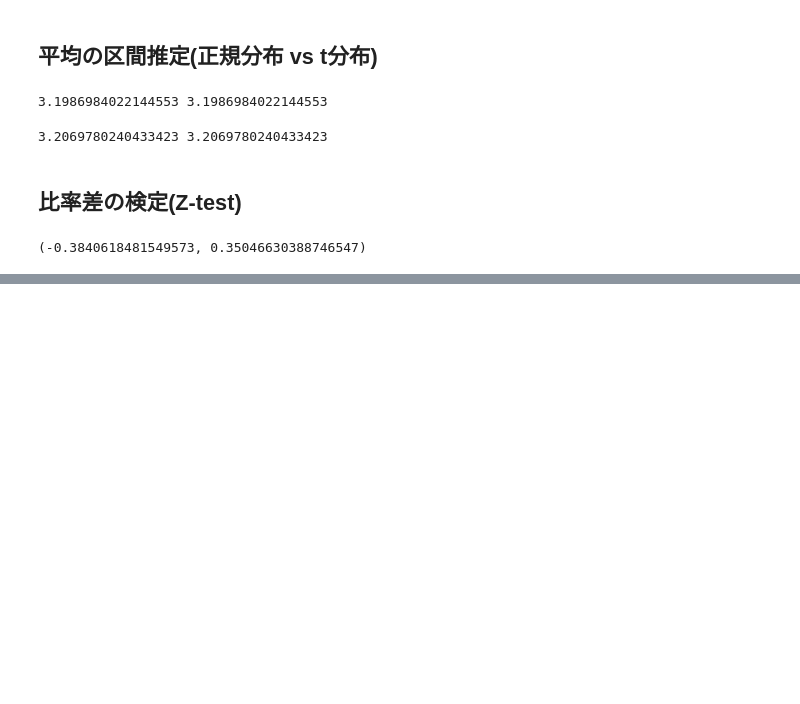
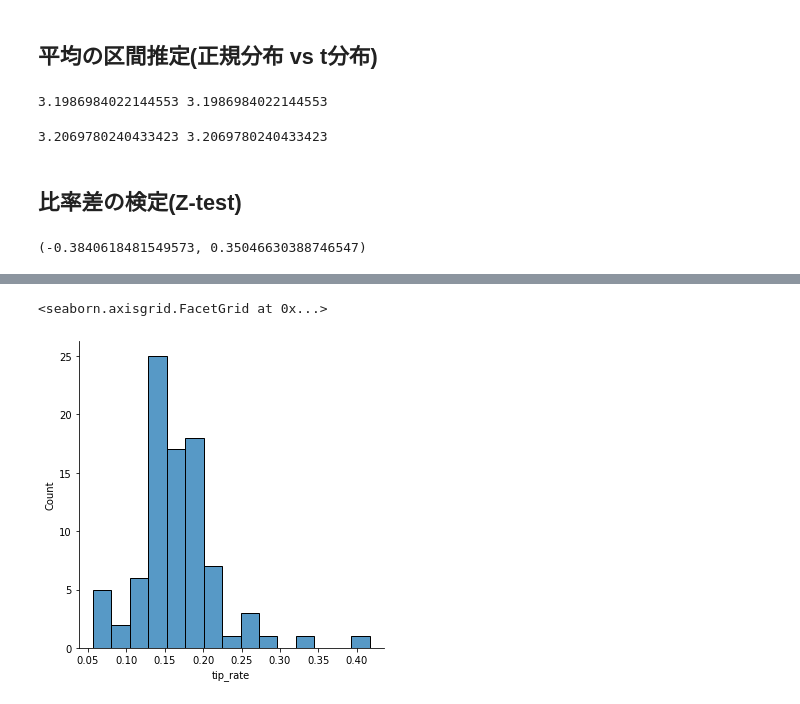
Before and after one commit to pajannat/my-learning, a Jupyter notebook: Kame_Udemy_StatsCourse/statistics.ipynb, the cells around one changed output, grey strips where cells are left out. Saved outputs shown, nothing was run; the diff lists cells and outputs as text; code cells hidden in the pictures; blank space fills up the shorter version.

```diff
--- a/Kame_Udemy_StatsCourse/statistics.ipynb
+++ b/Kame_Udemy_StatsCourse/statistics.ipynb
@@ -770,0 +836,5 @@ proportions_ztest([30, 33], [1000, 1000] , alternative='smaller')
+# %%
+sns.displot(female_tips)
+# %% [output]
+<seaborn.axisgrid.FacetGrid at 0x...>
+[figure, added]
```
Also changed, not shown: parts of 62 cells of this notebook.
